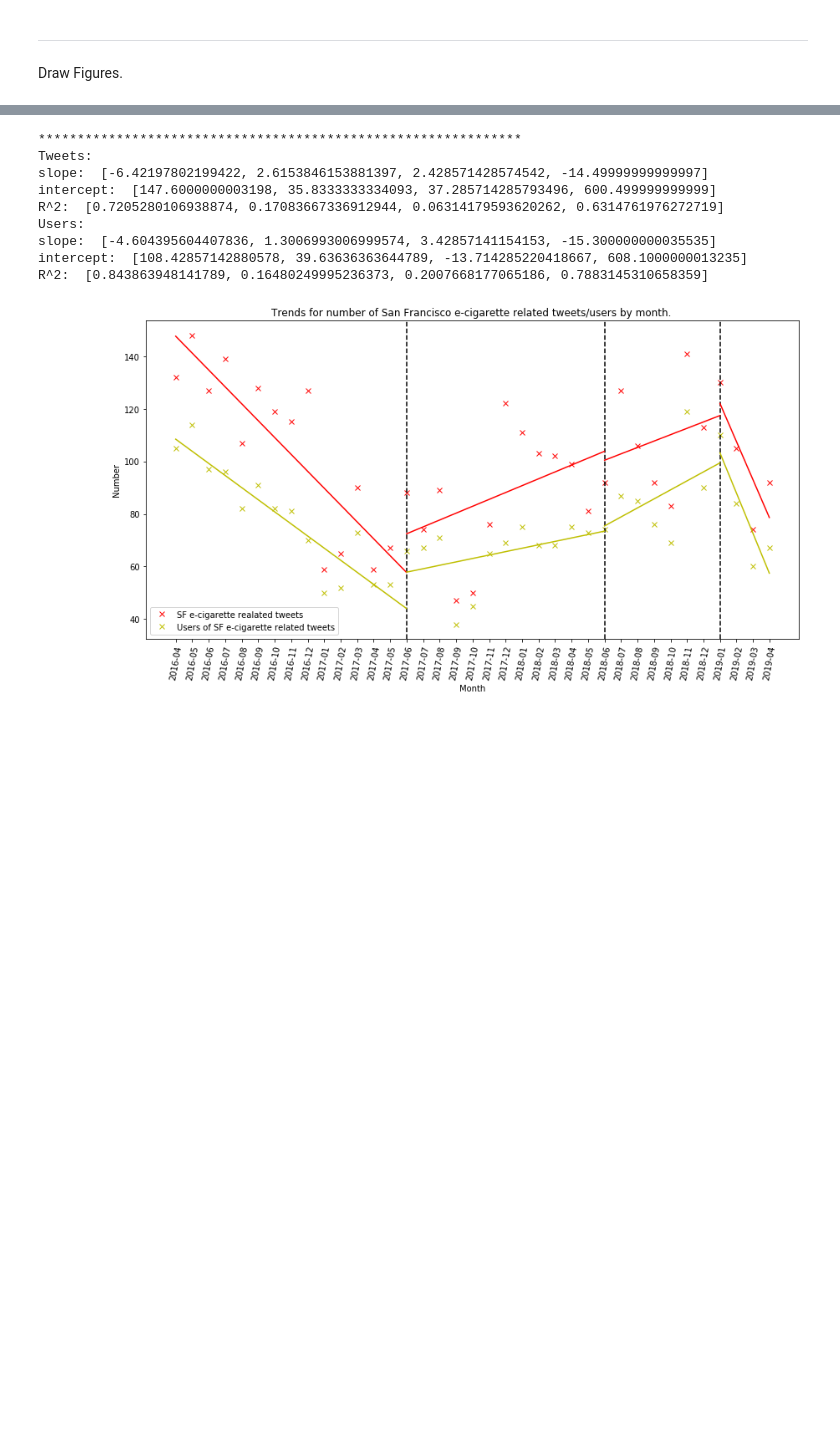
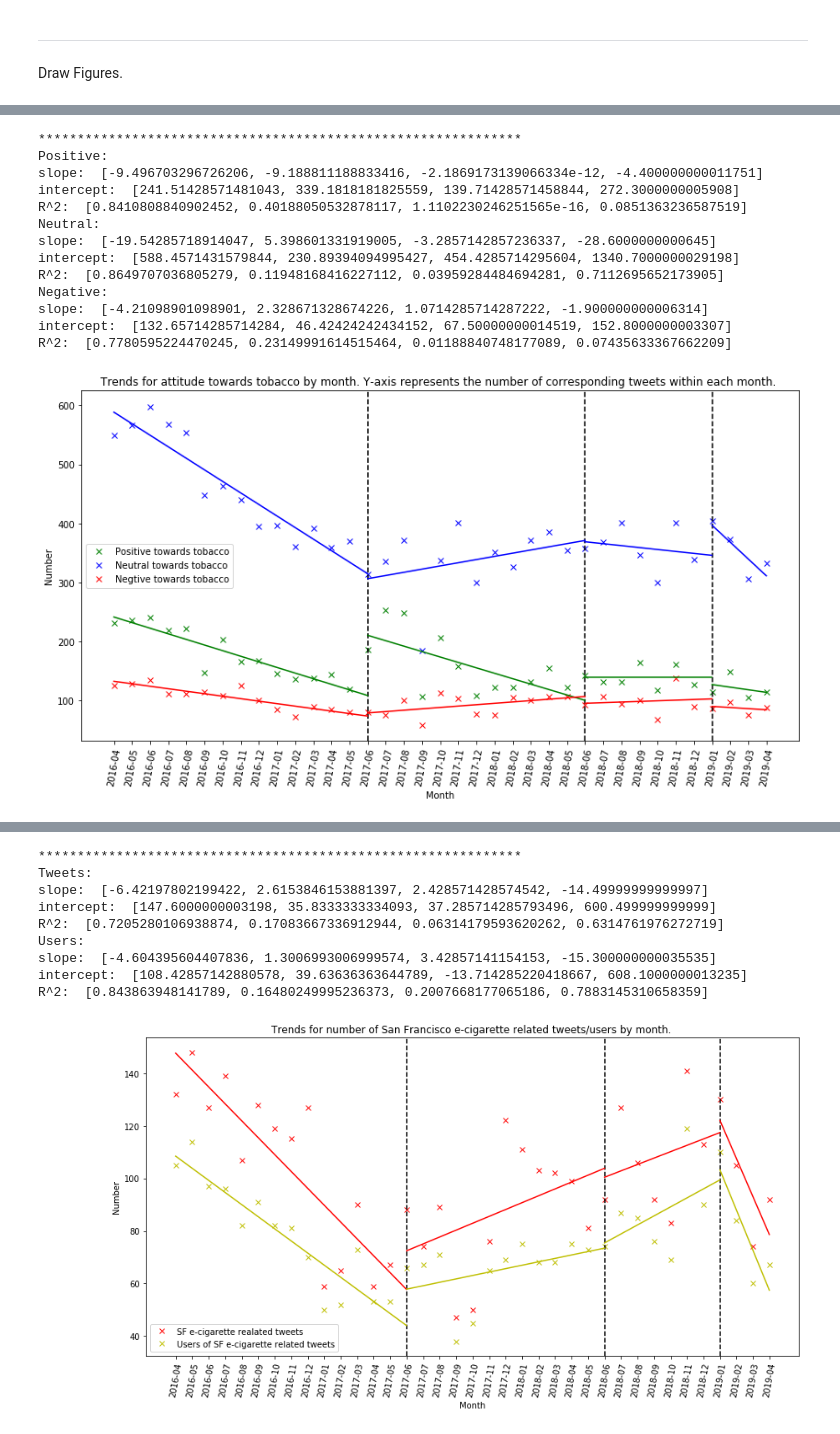
Before and after one commit to meettyj/Tobacco-on-Twitter, a Jupyter notebook: juliana/figures/figure_SF_regression_3years.ipynb, the cells around one changed output, grey strips where cells are left out. Saved outputs shown, nothing was run; the diff lists cells and outputs as text; code cells hidden in the pictures; blank space fills up the shorter version.

```diff
--- a/juliana/figures/figure_SF_regression_3years.ipynb
+++ b/juliana/figures/figure_SF_regression_3years.ipynb
@@ -285,0 +466,57 @@ def drawRegressionLine_four_section(y, color):
+# %%
+
+plt.figure(figsize=(14,7))
+
+
+# print(x)
+itemNum = len(x)
+# print(itemNum)
+
+
+# plt.subplot(2, 1, 1)
+
+
+plt.plot(x, sentiment_tobacco_positive, 'gx', label='Positive towards tobacco')
+plt.plot(x, sentiment_tobacco_neutral, 'bx', label='Neutral towards tobacco')
+plt.plot(x, sentiment_tobacco_negative, 'rx', label='Negtive towards tobacco')
+
+
+plt.legend()
+# plt.vlines(6, 0, 1, colors = "black", linestyles = "dashed")
+plt.axvline(14, hold=None,color='black',linestyle="--")
+# plt.annotate(s = 'Proposal', xy=(4,-0.3))
+plt.axvline(26, hold=None,color='black',linestyle="--")
+# plt.annotate(s = 'Approved', xy=(16,-0.3))
+plt.axvline(33, hold=None,color='black',linestyle="--")
+# plt.annotate(s = 'Enforcement ', xy=(23,-0.3))
+
+print('**************************************************************')
+print('Positive: ')
+drawRegressionLine_four_section(sentiment_tobacco_positive, color='g')
+print('Neutral: ')
+drawRegressionLine_four_section(sentiment_tobacco_neutral, color='b')
+print('Negative: ')
+drawRegressionLine_four_section(sentiment_tobacco_negative, color='r')
+
+
+plt.xticks(rotation=80)
+plt.xlabel('Month')
+plt.ylabel('Number')
+plt.title('Trends for attitude towards tobacco by month. Y-axis represents the number of corresponding tweets within each month. ')
+# plt.figure(figsize=(40,1))
+plt.show()
+# %% [output]
+**************************************************************
+Positive:
+slope:  [-9.496703296726206, -9.188811188833416, -2.1869173139066334e-12, -4.400000000011751]
+intercept:  [241.51428571481043, 339.1818181825559, 139.71428571458844, 272.3000000005908]
+R^2:  [0.8410808840902452, 0.40188050532878117, 1.1102230246251565e-16, 0.0851363236587519]
+Neutral:
+slope:  [-19.54285718914047, 5.398601331919005, -3.2857142857236337, -28.6000000000645]
+intercept:  [588.4571431579844, 230.89394094995427, 454.4285714295604, 1340.7000000029198]
+R^2:  [0.8649707036805279, 0.11948168416227112, 0.03959284484694281, 0.7112695652173905]
+Negative:
+slope:  [-4.21098901098901, 2.328671328674226, 1.0714285714287222, -1.900000000006314]
+intercept:  [132.65714285714284, 46.42424242434152, 67.50000000014519, 152.8000000003307]
+R^2:  [0.7780595224470245, 0.23149991614515464, 0.01188840748177089, 0.07435633367662209]
+[figure, added]
```
Also changed, not shown: parts of 9 cells of this notebook, 11 other files.
